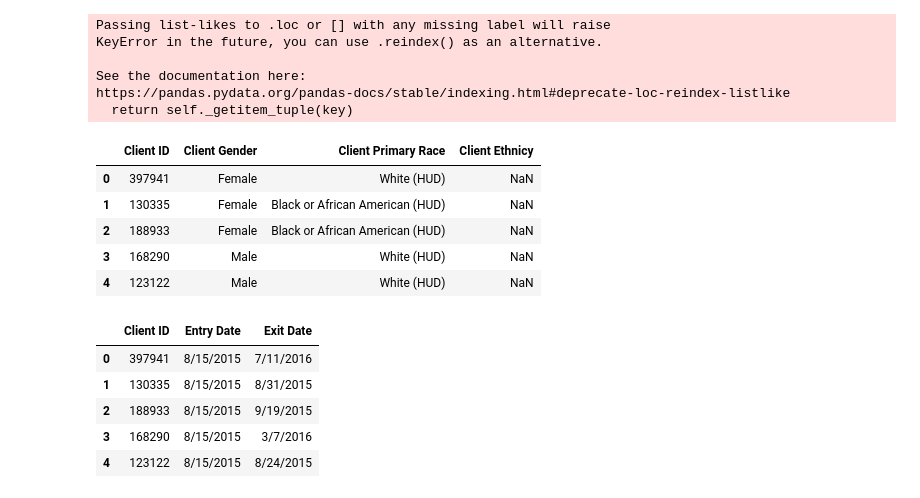
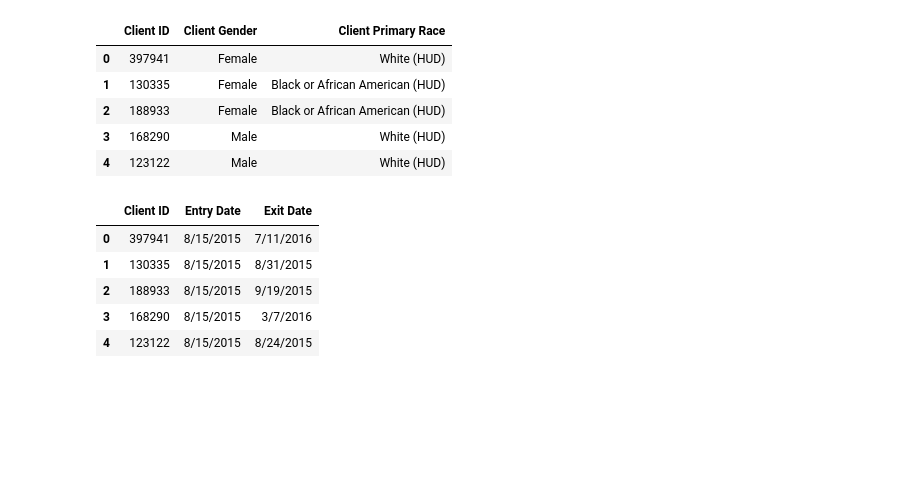
Before and after one commit to jvazquez2/bios611-projects-fall-2019-OSylli, a Jupyter notebook: project_3/scripts/Project_3_PythonScript.ipynb, the cells around one changed output. Saved outputs shown, nothing was run; the diff lists cells and outputs as text; code cells hidden in the pictures; blank space fills up the shorter version.

```diff
--- a/project_3/scripts/Project_3_PythonScript.ipynb
+++ b/project_3/scripts/Project_3_PythonScript.ipynb
@@ -1,22 +1,16 @@
 # %%
 # Question 2: The relationship between duration of stay at UMD and clients' gender and race
 import pandas as pd
 client = pd.read_csv('https://raw.githubusercontent.com/datasci611/bios611-projects-fall-2019-OSylli/master/project_3/data/CLIENT_191102.tsv',sep='\t')
-client = client.loc[:,['Client ID', 'Client Gender', 'Client Primary Race', 'Client Ethnicy']]
+client = client.loc[:,['Client ID', 'Client Gender', 'Client Primary Race']]
 client.head()
 # %% [output]
-Passing list-likes to .loc or [] with any missing label will raise
-KeyError in the future, you can use .reindex() as an alternative.
-
-See the documentation here:
-https://pandas.pydata.org/pandas-docs/stable/indexing.html#deprecate-loc-reindex-listlike
-  return self._getitem_tuple(key)
-|  | Client ID | Client Gender | Client Primary Race | Client Ethnicy |
-| 0 | 397941 | Female | White (HUD) | NaN |
-| 1 | 130335 | Female | Black or African American (HUD) | NaN |
-| 2 | 188933 | Female | Black or African American (HUD) | NaN |
-| 3 | 168290 | Male | White (HUD) | NaN |
-| 4 | 123122 | Male | White (HUD) | NaN |
+|  | Client ID | Client Gender | Client Primary Race |
+| 0 | 397941 | Female | White (HUD) |
+| 1 | 130335 | Female | Black or African American (HUD) |
+| 2 | 188933 | Female | Black or African American (HUD) |
+| 3 | 168290 | Male | White (HUD) |
+| 4 | 123122 | Male | White (HUD) |
 # %%
 import pandas as pd
 entry_exit = pd.read_csv('https://raw.githubusercontent.com/datasci611/bios611-projects-fall-2019-OSylli/master/project_3/data/ENTRY_EXIT_191102.tsv',sep='\t')
```
Also changed, not shown: parts of 1 cell of this notebook, 1 other file.
